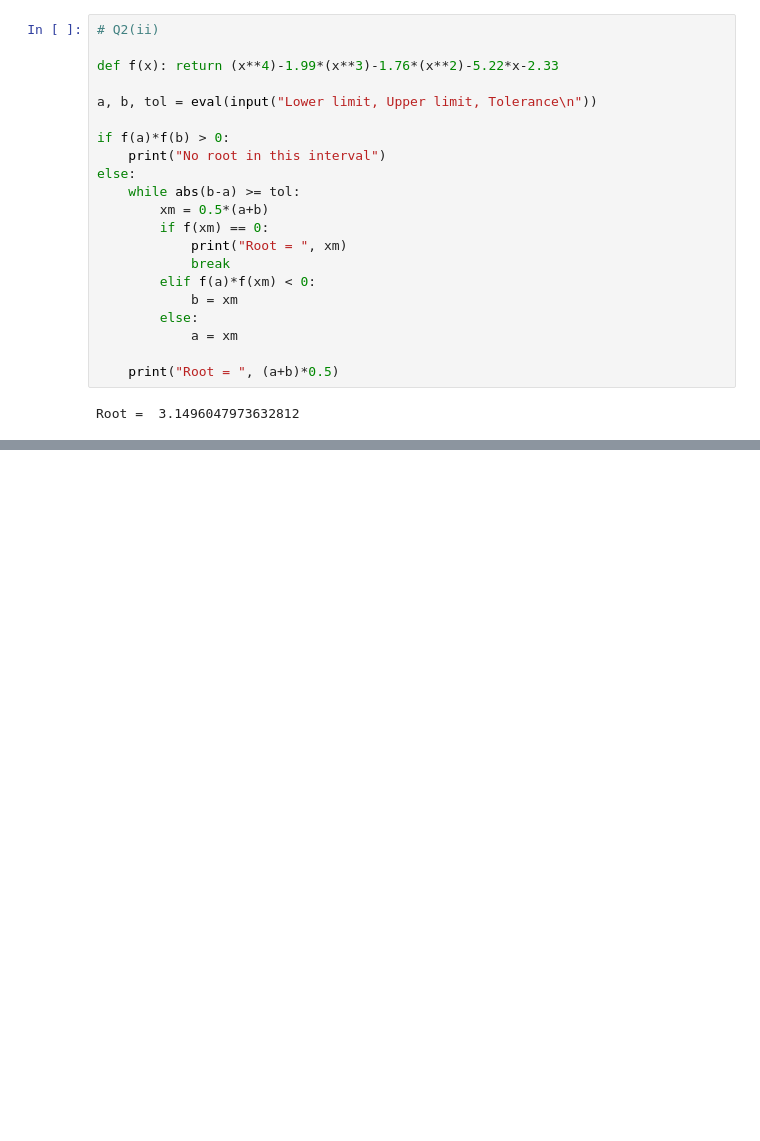
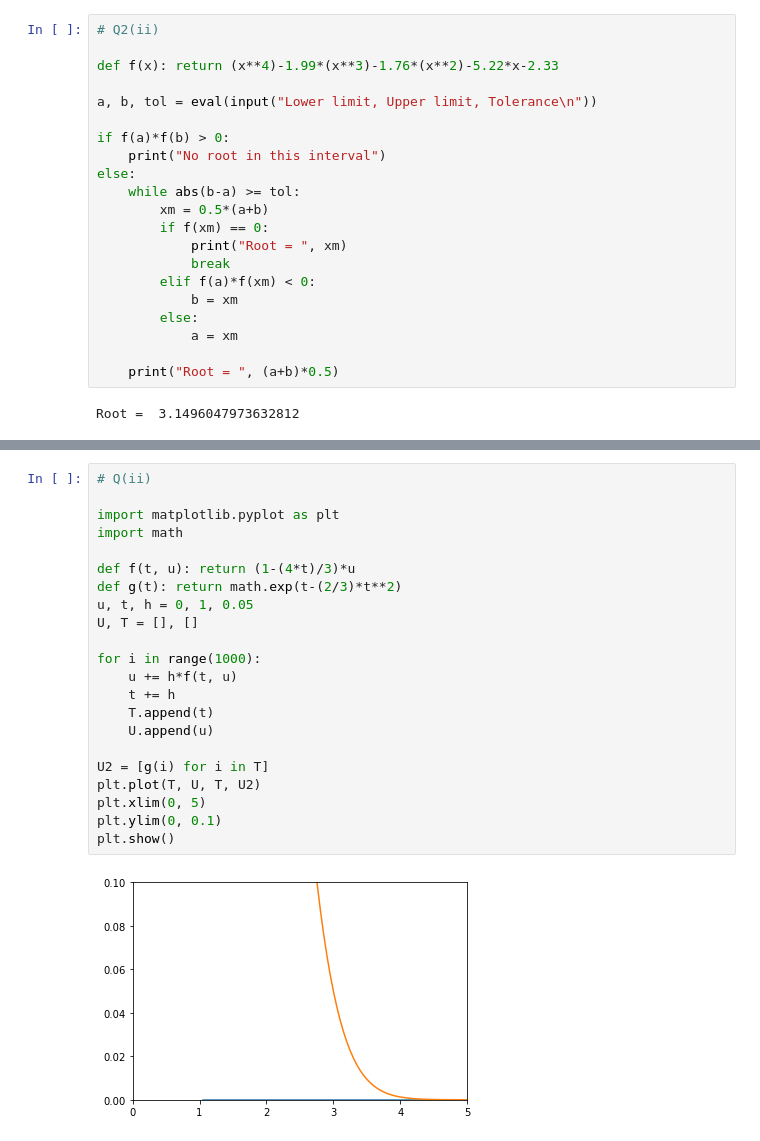
Before and after one commit to D-Ghosh/Python_Projects, a Jupyter notebook: Set_1.ipynb, the cells around one changed output, grey strips where cells are left out. Saved outputs shown, nothing was run; the diff lists cells and outputs as text; blank space fills up the shorter version.

```diff
--- a/Set_1.ipynb
+++ b/Set_1.ipynb
@@ -83,0 +136,24 @@ Root =  3.1496047973632812
+# %%
+# Q(ii)
+
+import matplotlib.pyplot as plt
+import math
+
+def f(t, u): return (1-(4*t)/3)*u
+def g(t): return math.exp(t-(2/3)*t**2)
+u, t, h = 0, 1, 0.05
+U, T = [], []
+
+for i in range(1000):
+    u += h*f(t, u)
+    t += h
+    T.append(t)
+    U.append(u)
+
+U2 = [g(i) for i in T]
+plt.plot(T, U, T, U2)
+plt.xlim(0, 5)
+plt.ylim(0, 0.1)
+plt.show()
+# %% [output]
+[figure, added]
```
Also changed, not shown: parts of 11 cells of this notebook.
